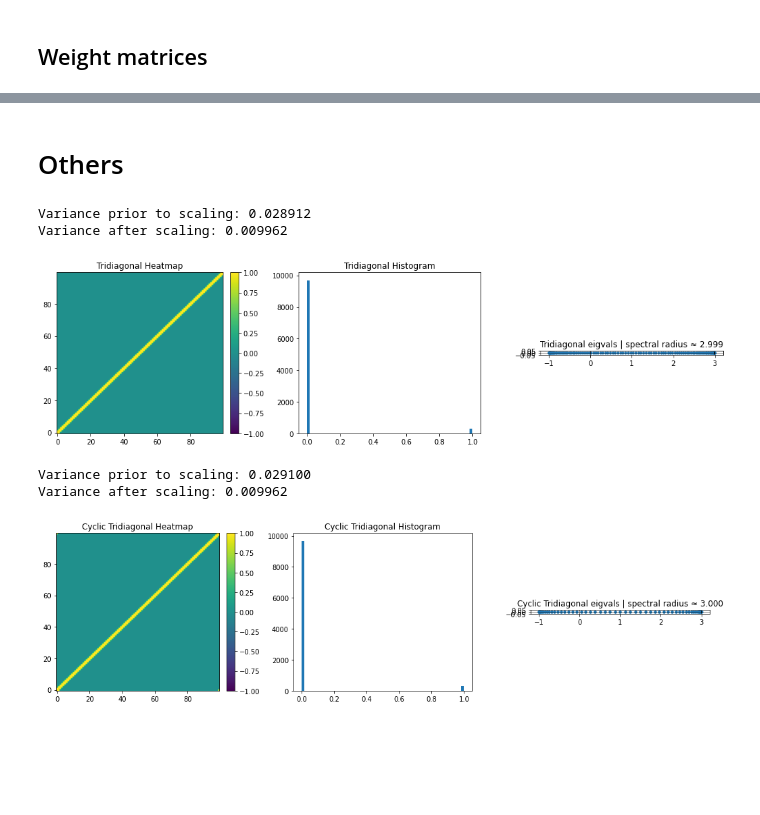
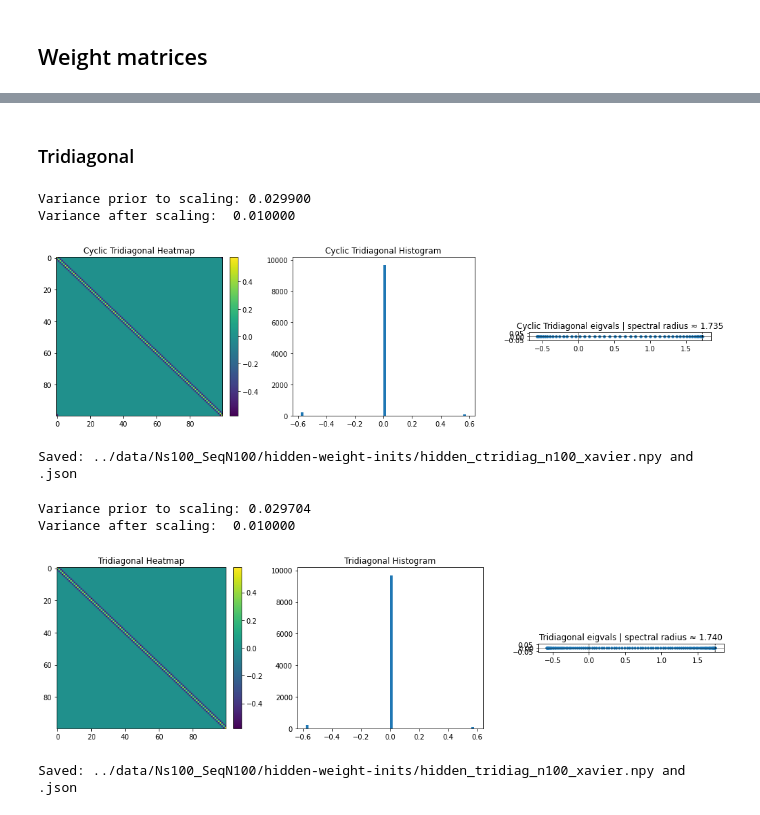
Before and after one commit to margotwagner/HCPrediction, a Jupyter notebook: notebooks/hidden-weight-builder.ipynb, the cells around one changed output, grey strips where cells are left out. Cells and saved outputs as stored; diff of their text form; code cells hidden in the pictures; blank space fills up the shorter version.

Commit message:
finalized MH, tridiagonal, and orthogonal weight options. added some other tentative neuro-inspired options as well

```diff
--- a/notebooks/hidden-weight-builder.ipynb
+++ b/notebooks/hidden-weight-builder.ipynb
@@ -65,7 +65,7 @@ def plot_weight_all(W, title="Weights", symmetric=True, bins=60):
     im = axes[0].imshow(
         W,
         aspect="auto",
-        origin="lower",
+        origin="upper",
         vmin=(-vlim if symmetric else None),
         vmax=(vlim if symmetric else None),
     )
@@ -158,6 +158,7 @@ def build_xavier(n_in, n_out, gain=1.0, seed=None):
     var = ((W - mean) ** 2).mean()
     return W, mean, var
 # %%
+n = 100
 W_xavier, mean_xavier, var_xavier = build_xavier(n_in=n, n_out=n, seed=0)
 plot_weight_all(W_xavier, title="Xavier")
 print(f"Xavier variance: : {var_xavier:.6f}")
@@ -212,5 +216,6 @@ Variance after scaling: 0.010000
 Saved: ../data/Ns100_SeqN100/hidden-weight-inits/hidden_shift_n100_xavier.npy and .json
 # %%
+n = 100
 target_var = xavier_variance(n, n, gain=1)
 W_shift = build_shift(n, off=1.0, target_var=target_var, cyclic=True, verbose=True)
 plot_weight_all(W_shift, title="Shift")
@@ -235,7 +347,7 @@ Saved: ../data/Ns100_SeqN100/hidden-weight-inits/hidden_cyclic_shift_n100_xavier
 # %% [markdown]
-# Others
+### Tridiagonal
 # %%
-def build_tridiag(n, diag=1.0, off=-1.0, cyclic=False):
+def build_tridiag(n, diag=1.0, off=-1.0, cyclic=False, target_var=None, verbose=False):
     """(Cyclic) tridiagonal with diag and off-diagonals."""
     W = np.zeros((n, n))
     i = np.arange(n)
@@ -246,28 +358,63 @@ def build_tridiag(n, diag=1.0, off=-1.0, cyclic=False):
         W[0, -1] = off
         W[-1, 0] = off
 
-    # calculate empirical mean and variance
-    mean = W.mean()
-    var = ((W - mean) ** 2).mean()
-    print(f"Variance prior to scaling: {var:.6f}")
+    # empirical variance
+    var_emp = float(((W - W.mean()) ** 2).mean())
+    if verbose:
+        print(f"Variance prior to scaling: {var_emp:.6f}")
 
-    # scale to xavier variance
-    scale = (var_xavier / var) ** (0.5)
-    W_scaled = W * scale
-    print(f"Variance after scaling: {W_scaled.var().item():.6f}")
+    # optional variance scaling
+    if (target_var is not None) and (var_emp > 0.0):
+        scale = np.sqrt(target_var / var_emp)
+        W = W * scale
+        var_scaled = float(((W - W.mean()) ** 2).mean())
+        if verbose:
+            print(f"Variance after scaling:  {var_scaled:.6f}")
 
     return W
 # %%
-W_tridiag = build_tridiag(n, off=1.0)
-plot_weight_all(W_tridiag, title="Tridiagonal")
+n = 100
+target_var = xavier_variance(n, n, gain=1)
+W_tridiag = build_tridiag(n, off=-1.0, cyclic=True, target_var=target_var, verbose=True)
+plot_weight_all(W_tridiag, title="Cyclic Tridiagonal")
+
+save_matrix(
+    W_shift,
+    save_dir="../data/Ns100_SeqN100/hidden-weight-inits",
+    name=f"hidden_ctridiag_n{n}_xavier",
+    meta={
+        "type": "cyclic tridiagonal",
+        "n": n,
+        "target_var": target_var,
+        "note": "cyclic tridiagonal scaled to xavier variance.",
+    },
+)
 # %% [output]
-Variance prior to scaling: 0.028912
-Variance after scaling: 0.009962
+Variance prior to scaling: 0.029900
+Variance after scaling:  0.010000
-[figure, old version]
+[figure, new version]
+Saved: ../data/Ns100_SeqN100/hidden-weight-inits/hidden_ctridiag_n100_xavier.npy and .json
 # %%
-W_cyclic_tridiag = build_tridiag(n, off=1.0, cyclic=True)
-plot_weight_all(W_cyclic_tridiag, title="Cyclic Tridiagonal")
+n = 100
+target_var = xavier_variance(n, n, gain=1)
+W_tridiag = build_tridiag(
+    n, off=-1.0, cyclic=False, target_var=target_var, verbose=True
+)
+plot_weight_all(W_tridiag, title="Tridiagonal")
+
+save_matrix(
+    W_shift,
+    save_dir="../data/Ns100_SeqN100/hidden-weight-inits",
+    name=f"hidden_tridiag_n{n}_xavier",
+    meta={
+        "type": "tridiagonal",
+        "n": n,
+        "target_var": target_var,
+        "note": "tridiagonal scaled to xavier variance.",
+    },
+)
 # %% [output]
-Variance prior to scaling: 0.029100
-Variance after scaling: 0.009962
+Variance prior to scaling: 0.029704
+Variance after scaling:  0.010000
-[figure, old version]
+[figure, new version]
+Saved: ../data/Ns100_SeqN100/hidden-weight-inits/hidden_tridiag_n100_xavier.npy and .json
```
Also changed, not shown: parts of 32 cells of this notebook.
